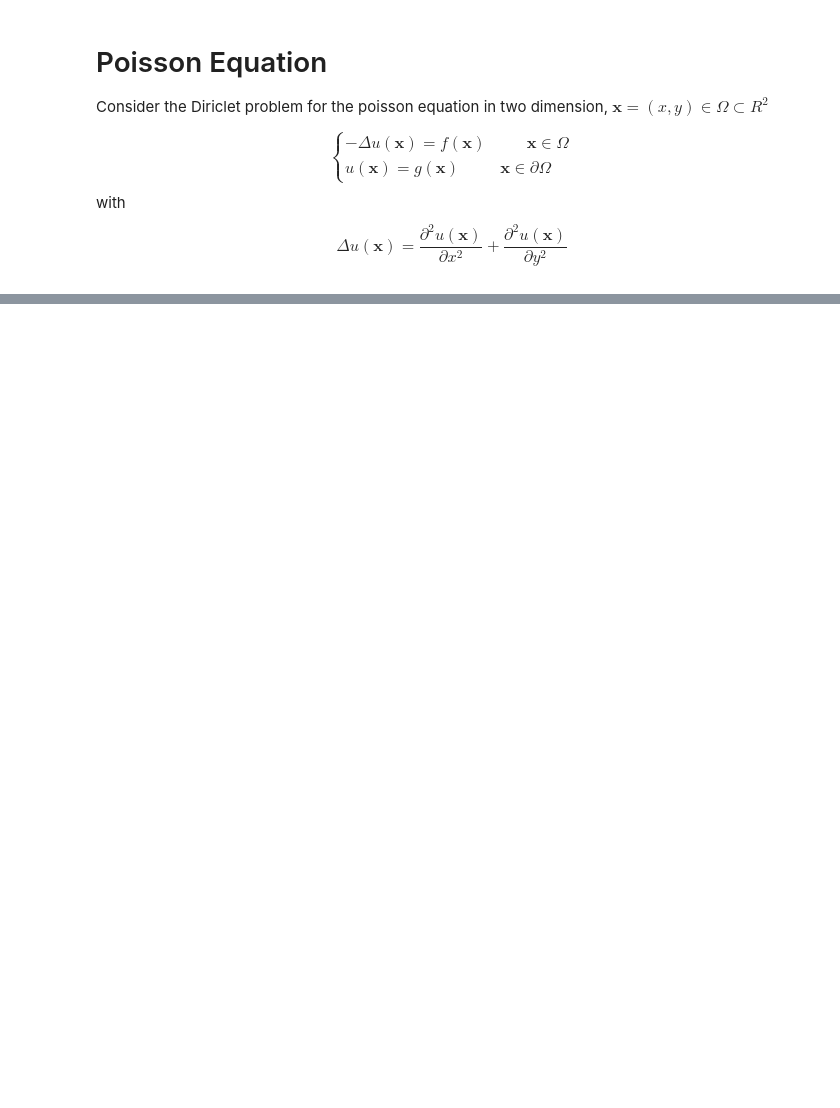
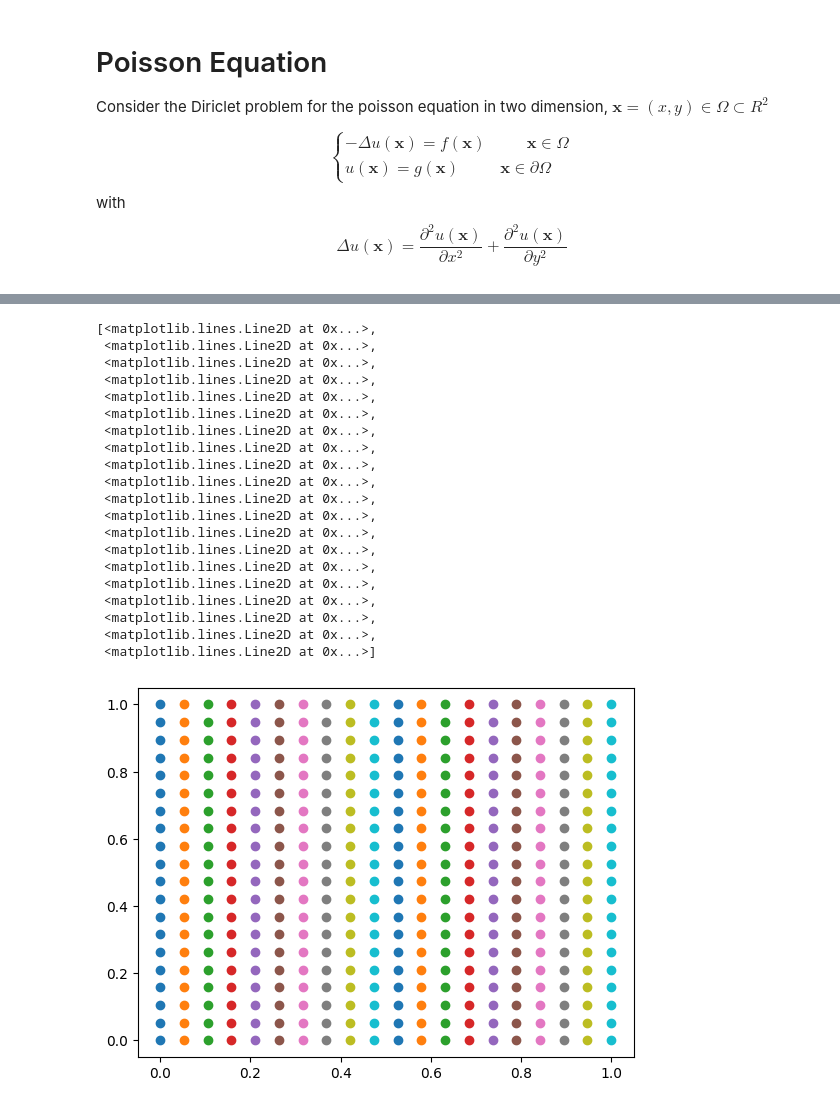
Before and after one commit to GabeXxX/NAPDE-Coursework, a Jupyter notebook: Finite difference and Poisson equation.ipynb, the cells around one changed output, grey strips where cells are left out. Drawn from its saved outputs; the diff is of its cells as text; code cells hidden in the pictures; blank space fills up the shorter version.

```diff
--- a/Finite difference and Poisson equation.ipynb
+++ b/Finite difference and Poisson equation.ipynb
@@ -99,0 +177,51 @@ def poisson_finite_difference_solver(a,b,c,d, n_x, n_y, f, g):
+# %%
+# To compute the vector f: define the function, define the grid, evalutae the function in the grid, build f accordingly
+n_x = 20
+n_y = 20
+a = 0
+b = 1
+c = 0
+d = 1
+
+def f(x,y):
+    return 8*np.pi**2*np.sin(2*np.pi*x)*np.cos(2*np.pi*y)
+
+
+def g(x,y, boundary_point):
+    if (x == 0 or x == 1):
+        return 0
+    if (y == 0 or y == 1) and ():
+        return np.sin(2*np.pi*x)
+    return 0
+
+
+x = np.linspace(a, b, n_x)
+y = np.linspace(c, d, n_y)
+xv, yv = np.meshgrid(x, y)
+
+z = f(xv, yv)
+# %%
+# Plot the grid
+plt.plot(xv, yv, marker='o', linestyle='none')
+# %% [output]
+[<matplotlib.lines.Line2D at 0x...>,
+ <matplotlib.lines.Line2D at 0x...>,
+ <matplotlib.lines.Line2D at 0x...>,
+ <matplotlib.lines.Line2D at 0x...>,
+ <matplotlib.lines.Line2D at 0x...>,
+ <matplotlib.lines.Line2D at 0x...>,
+ <matplotlib.lines.Line2D at 0x...>,
+ <matplotlib.lines.Line2D at 0x...>,
+ <matplotlib.lines.Line2D at 0x...>,
+ <matplotlib.lines.Line2D at 0x...>,
+ <matplotlib.lines.Line2D at 0x...>,
+ <matplotlib.lines.Line2D at 0x...>,
+ <matplotlib.lines.Line2D at 0x...>,
+ <matplotlib.lines.Line2D at 0x...>,
+ <matplotlib.lines.Line2D at 0x...>,
+ <matplotlib.lines.Line2D at 0x...>,
+ <matplotlib.lines.Line2D at 0x...>,
+ <matplotlib.lines.Line2D at 0x...>,
+ <matplotlib.lines.Line2D at 0x...>,
+ <matplotlib.lines.Line2D at 0x...>]
+[figure, added]
```
Also changed, not shown: parts of 17 cells of this notebook.
